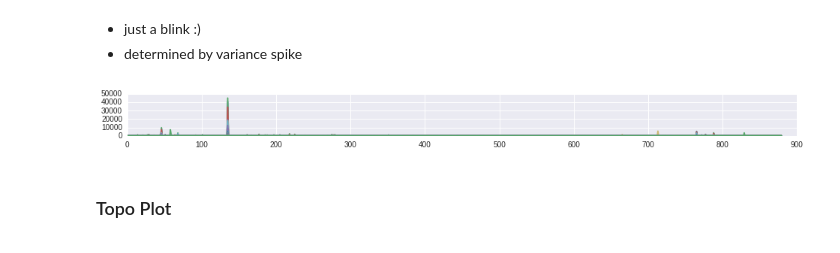
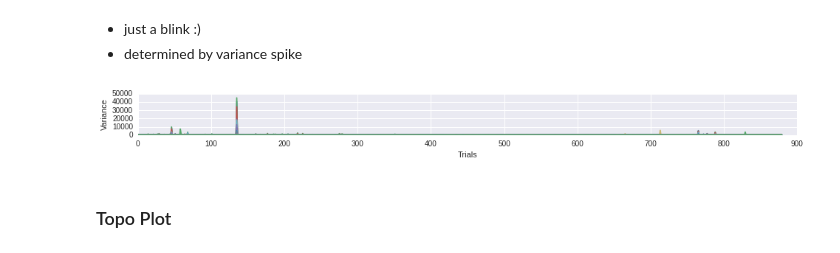
Before and after one commit to robintibor/braindevel, a Jupyter notebook: braindecode/notebooks/analysis/4Sec_Motor_Data_Artefacts.ipynb, the cells around one changed output. Saved outputs shown, nothing was run; the diff lists cells and outputs as text; code cells hidden in the pictures.

```diff
--- a/braindecode/notebooks/analysis/4Sec_Motor_Data_Artefacts.ipynb
+++ b/braindecode/notebooks/analysis/4Sec_Motor_Data_Artefacts.ipynb
@@ -238,9 +266,11 @@ marker_def = dict([(str(i_class), [i_class]) for i_class in range(1,5)])
 nama_epo = segment_dat_fast(nama_cnt,marker_def=marker_def, ival=[0,4000])
 # %%
 plt.plot(np.var(nama_epo.data[:,:,:], axis=(1)))
+plt.xlabel('Trials')
+plt.ylabel('Variance')
 None
 # %% [output]
-[figure, old version]
+[figure, new version]
 # %% [markdown]
 ### Topo Plot
 # %%
```
Also changed, not shown: parts of 26 cells of this notebook.
